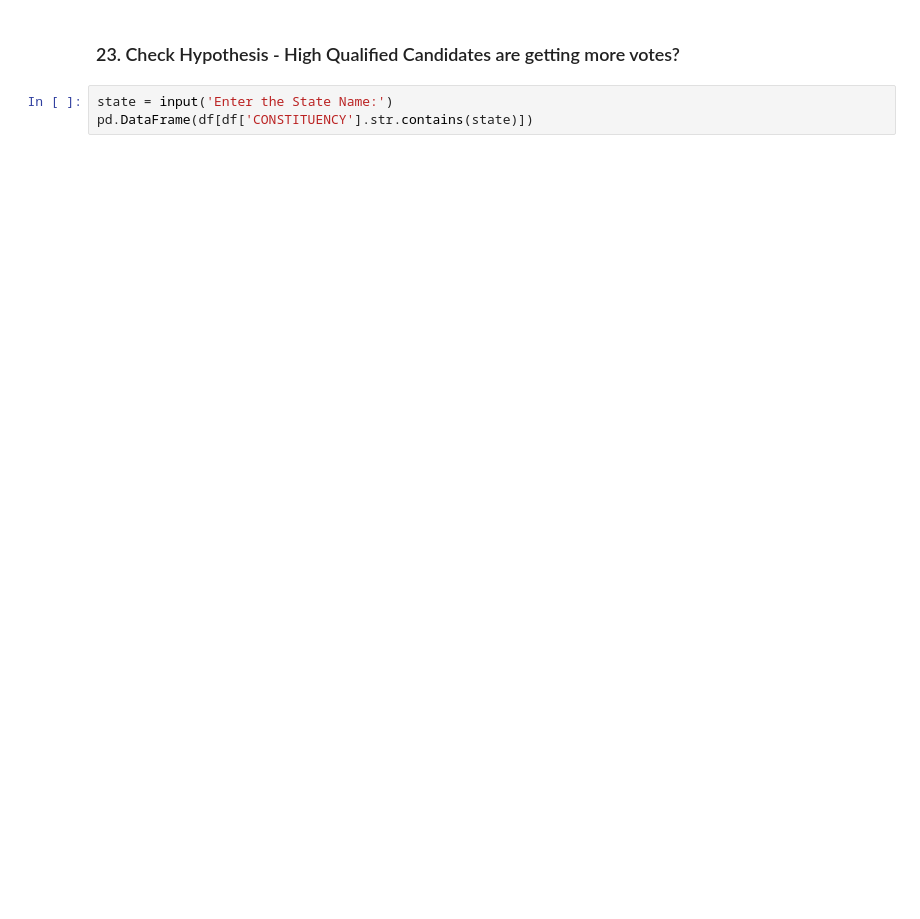
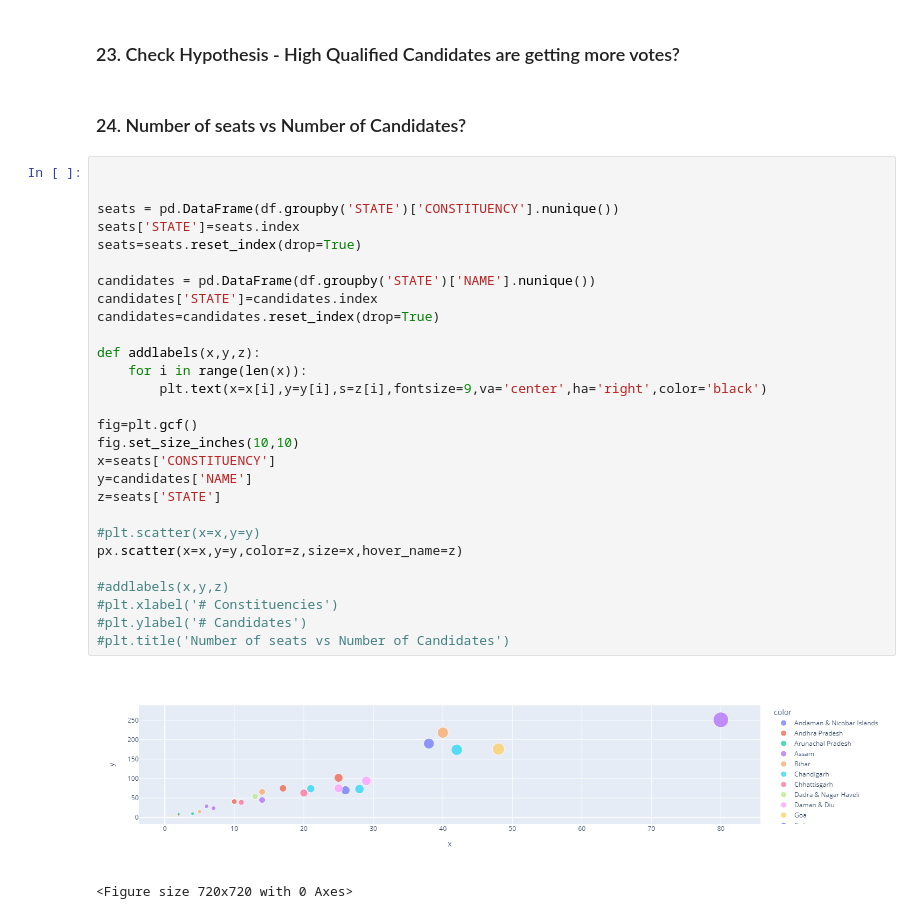
Before and after one commit to anuj3101/Atom, a Jupyter notebook: Indian_elections_2019.ipynb, the cells around one changed output. Saved outputs shown, nothing was run; the diff lists cells and outputs as text; blank space fills up the shorter version.

```diff
--- a/Indian_elections_2019.ipynb
+++ b/Indian_elections_2019.ipynb
@@ -235,5 +255,35 @@ pd.DataFrame(df.groupby(['STATE','EDUCATION'])['NAME'].nunique()).sort_values(by
 # %% [markdown]
 ### 23. Check Hypothesis - High Qualified Candidates are getting more votes?
+# %% [markdown]
+### 24. Number of seats vs Number of Candidates?
 # %%
-state = input('Enter the State Name:')
-pd.DataFrame(df[df['CONSTITUENCY'].str.contains(state)])
+
+
+seats = pd.DataFrame(df.groupby('STATE')['CONSTITUENCY'].nunique())
+seats['STATE']=seats.index
+seats=seats.reset_index(drop=True)
+
+candidates = pd.DataFrame(df.groupby('STATE')['NAME'].nunique())
+candidates['STATE']=candidates.index
+candidates=candidates.reset_index(drop=True)
+
+def addlabels(x,y,z):
+    for i in range(len(x)):
+        plt.text(x=x[i],y=y[i],s=z[i],fontsize=9,va='center',ha='right',color='black')
+
+fig=plt.gcf()
+fig.set_size_inches(10,10)
+x=seats['CONSTITUENCY']
+y=candidates['NAME']
+z=seats['STATE']
+
+#plt.scatter(x=x,y=y)
+px.scatter(x=x,y=y,color=z,size=x,hover_name=z)
+
+#addlabels(x,y,z)
+#plt.xlabel('# Constituencies')
+#plt.ylabel('# Candidates')
+#plt.title('Number of seats vs Number of Candidates')
+# %% [output]
+[figure, added]
+<Figure size 720x720 with 0 Axes>
```
Also changed, not shown: parts of 2 cells of this notebook.
